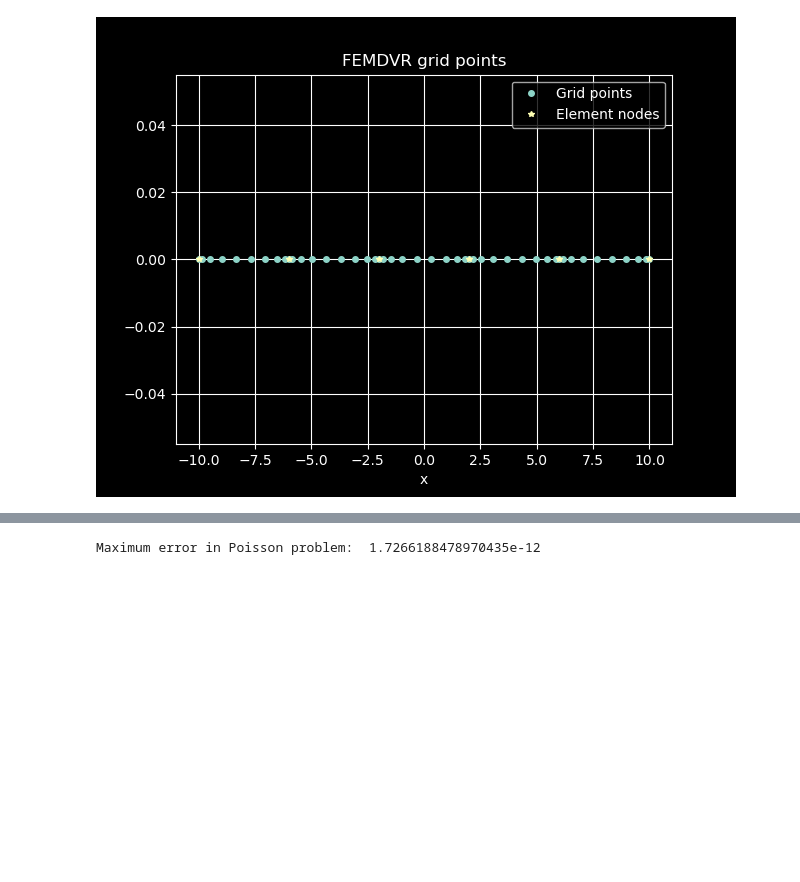
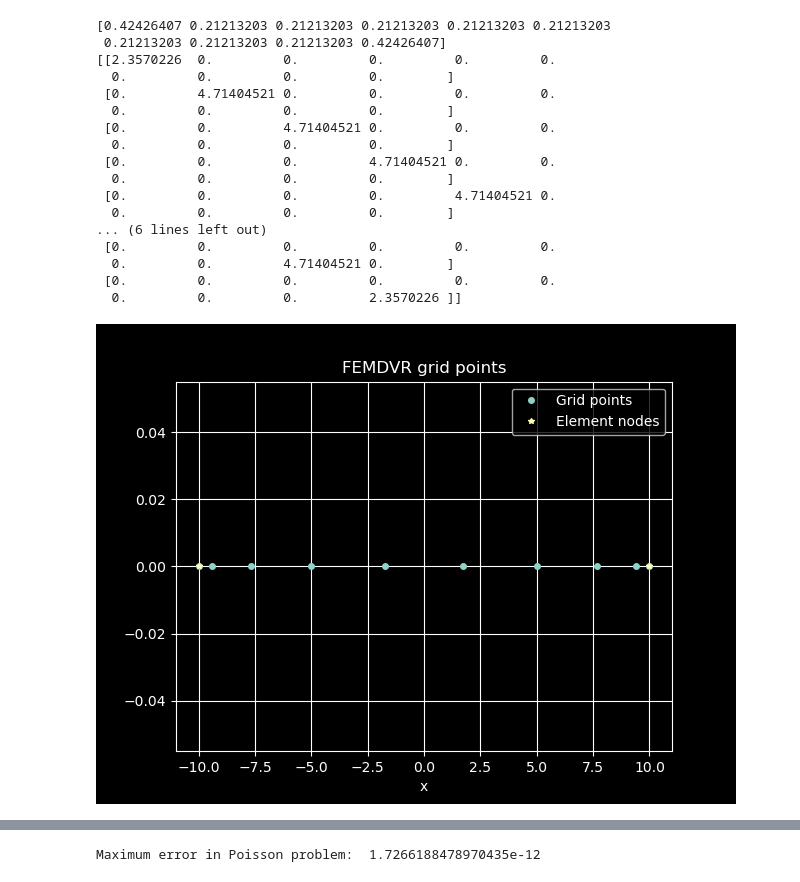
Before and after one commit to simenkva/FEMDVR, a Jupyter notebook: examples.ipynb, the cells around one changed output, grey strips where cells are left out. Drawn from its saved outputs; the diff is of its cells as text; code cells hidden in the pictures; blank space fills up the shorter version.

```diff
--- a/examples.ipynb
+++ b/examples.ipynb
@@ -9,23 +9,42 @@ from scipy.sparse.linalg import eigsh
 # %%
 L = 10
 n_points = 10
-n_elem = 5
+n_elem = 1
 elem_nodes = np.linspace(-L, L, n_elem + 1)
 femdvr0 = FEMDVR(elem_nodes, np.array([n_points] * n_elem), GaussLegendreLobatto)
 x = femdvr0.x
 ng = len(x)
 x_inner = x[1:-1]
 
+print(1/femdvr0.w)
+print(femdvr0.S)
 plt.figure()
 plt.plot(x, np.zeros_like(x), 'o', markersize=4, label='Grid points')
 plt.plot(elem_nodes, np.zeros_like(elem_nodes), '*', markersize=4, label='Element nodes')
 plt.title('FEMDVR grid points')
 plt.xlabel('x')
 plt.grid()
 plt.legend()
 plt.show()
 # %% [output]
+[0.42426407 0.21213203 0.21213203 0.21213203 0.21213203 0.21213203
+ 0.21213203 0.21213203 0.21213203 0.42426407]
+[[2.3570226  0.         0.         0.         0.         0.
+  0.         0.         0.         0.        ]
+ [0.         4.71404521 0.         0.         0.         0.
+  0.         0.         0.         0.        ]
+ [0.         0.         4.71404521 0.         0.         0.
+  0.         0.         0.         0.        ]
+ [0.         0.         0.         4.71404521 0.         0.
+  0.         0.         0.         0.        ]
+ [0.         0.         0.         0.         4.71404521 0.
+  0.         0.         0.         0.        ]
+... (6 lines left out)
+ [0.         0.         0.         0.         0.         0.
+  0.         0.         4.71404521 0.        ]
+ [0.         0.         0.         0.         0.         0.
+  0.         0.         0.         2.3570226 ]]
-[figure, old version]
+[figure, new version]
 # %%
 D = femdvr0.D
 D2 = femdvr0.D2
```
Also changed, not shown: parts of 2 cells of this notebook.
